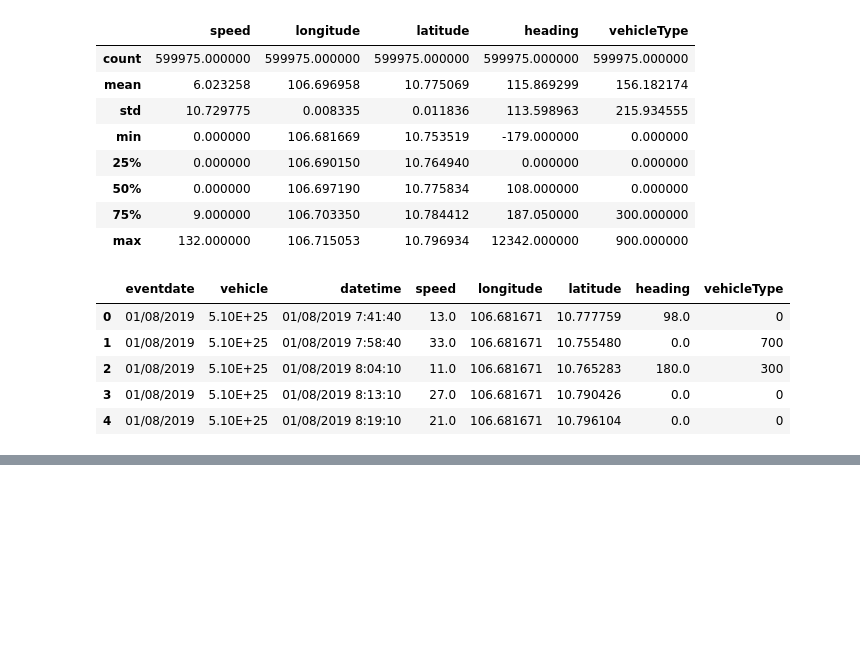
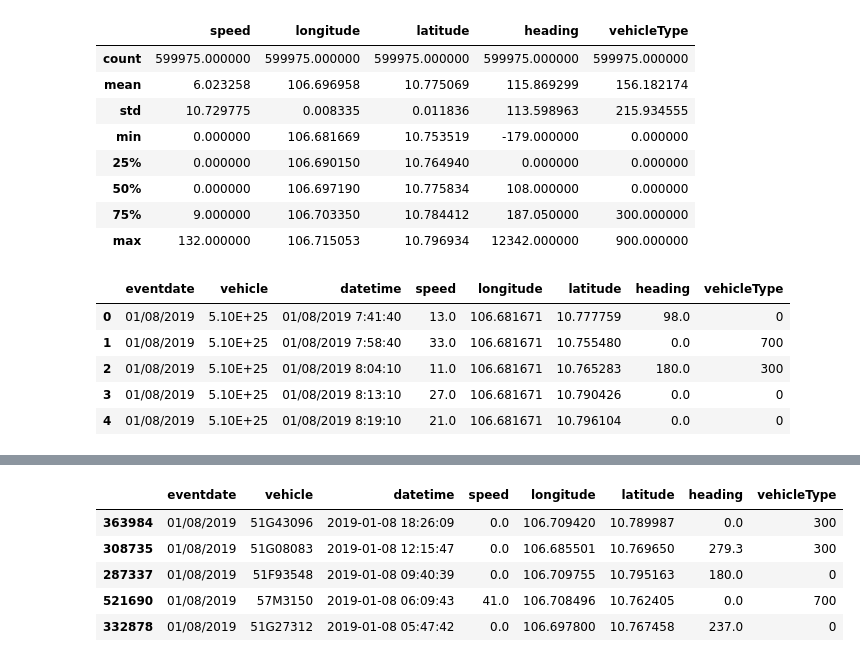
Before and after one commit to hxtruong6/greatmaps-vietbando, a Jupyter notebook: GMap_VietBanDo.ipynb, the cells around one changed output, grey strips where cells are left out. Saved outputs shown, nothing was run; the diff lists cells and outputs as text; code cells hidden in the pictures; blank space fills up the shorter version.

```diff
--- a/GMap_VietBanDo.ipynb
+++ b/GMap_VietBanDo.ipynb
@@ -77,0 +78,11 @@ logs.sample(5)
+# %%
+# convert datetime to datetime in pandas
+logs['datetime'] = pd.to_datetime(logs['datetime'])
+logs.sample(5)
+# %% [output]
+|  | eventdate | vehicle | datetime | speed | longitude | latitude | heading | vehicleType |
+| 363984 | 01/08/2019 | 51G43096 | 2019-01-08 18:26:09 | 0.0 | 106.709420 | 10.789987 | 0.0 | 300 |
+| 308735 | 01/08/2019 | 51G08083 | 2019-01-08 12:15:47 | 0.0 | 106.685501 | 10.769650 | 279.3 | 300 |
+| 287337 | 01/08/2019 | 51F93548 | 2019-01-08 09:40:39 | 0.0 | 106.709755 | 10.795163 | 180.0 | 0 |
+| 521690 | 01/08/2019 | 57M3150 | 2019-01-08 06:09:43 | 41.0 | 106.708496 | 10.762405 | 0.0 | 700 |
+| 332878 | 01/08/2019 | 51G27312 | 2019-01-08 05:47:42 | 0.0 | 106.697800 | 10.767458 | 237.0 | 0 |
```
Also changed, not shown: parts of 20 cells of this notebook.
